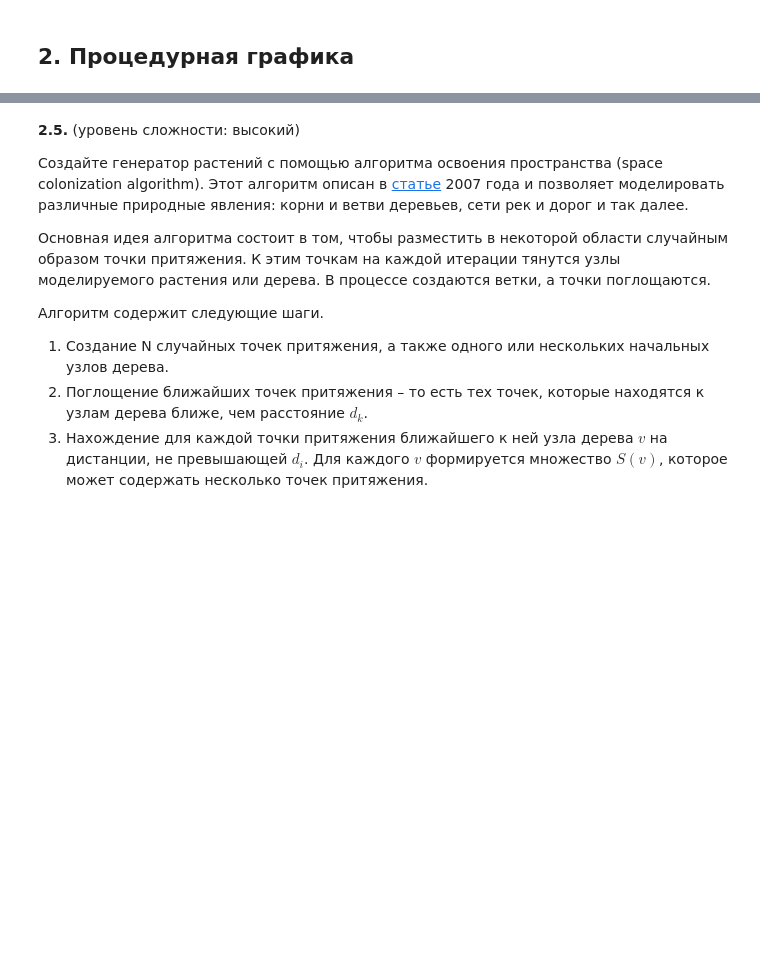
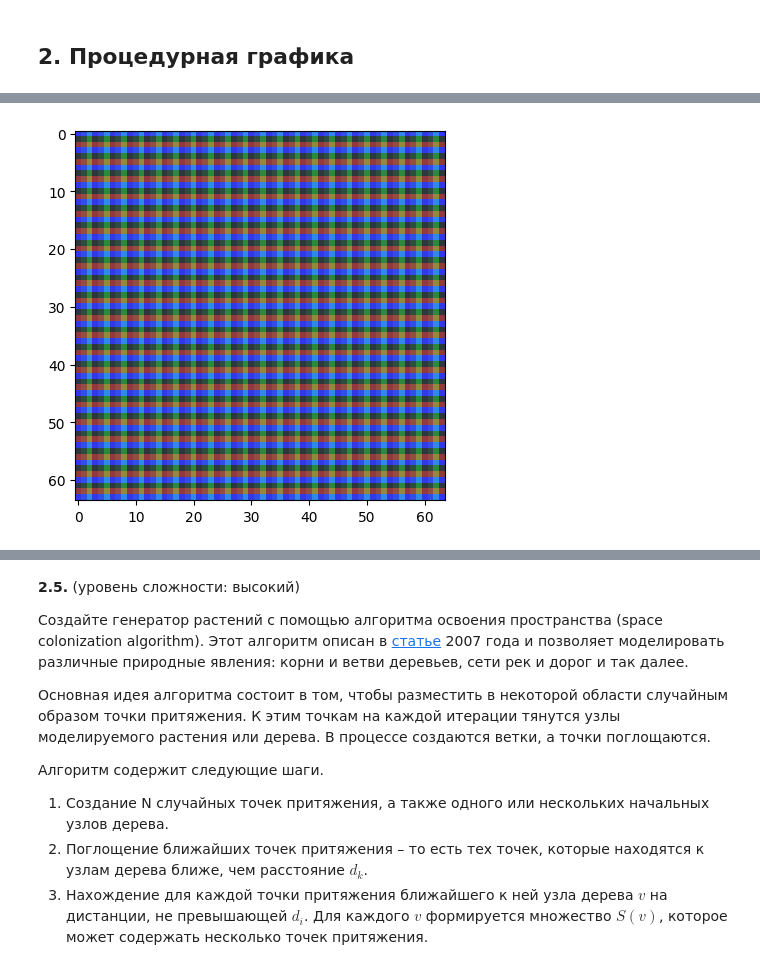
Before and after one commit to tesinitsyn/pythonPractiseFourthSemester, a Jupyter notebook: pract3.ipynb, the cells around one changed output, grey strips where cells are left out. Saved outputs shown, nothing was run; the diff lists cells and outputs as text; code cells hidden in the pictures; blank space fills up the shorter version.

````diff
--- a/pract3.ipynb
+++ b/pract3.ipynb
@@ -85,6 +214,49 @@ FFEC27
 FF77A8
 FFCCAA
 ```
+# %%
+import random
+import numpy as np
+import matplotlib.pyplot as plt
+from matplotlib.colors import Normalize
+
+# Размер спрайта NxM
+N, M = 64, 64
+
+# Создание пустого спрайта
+sprite = np.zeros((N, M, 3), dtype=np.uint8)
+
+# Определение случайных центров симметрии
+centers = [(random.randint(0, N - 1), random.randint(0, M - 1)) for _ in
+           range(3)]
+
+# Определение случайных осей симметрии
+axes = [random.randint(0, 1) for _ in range(3)]
+
+# Определение случайных цветов
+colors = [np.array(
+    [random.randint(0, 255), random.randint(0, 255), random.randint(0, 255)])
+          for _ in range(3)]
+
+# Заполнение спрайта с помощью свойств симметрии и цветов
+for i in range(N):
+    for j in range(M):
+        for k in range(3):
+            if axes[k] == 0:
+                # Ось симметрии - вертикаль
+                sprite[i, j, k] = colors[k][
+                    (i - centers[k][0]) % len(colors[k])]
+            else:
+                # Ось симметрии - горизонталь
+                sprite[i, j, k] = colors[k][
+                    (j - centers[k][1]) % len(colors[k])]
+
+# Отображение спрайта
+norm = Normalize(vmin=0, vmax=255)
+plt.imshow(sprite, norm=norm, interpolation='nearest')
+plt.show()
+# %% [output]
+[figure, added]
 # %% [markdown]
 **2.4.** (уровень сложности: высокий)
 
````
Also changed, not shown: parts of 9 cells of this notebook, 7 other files.
